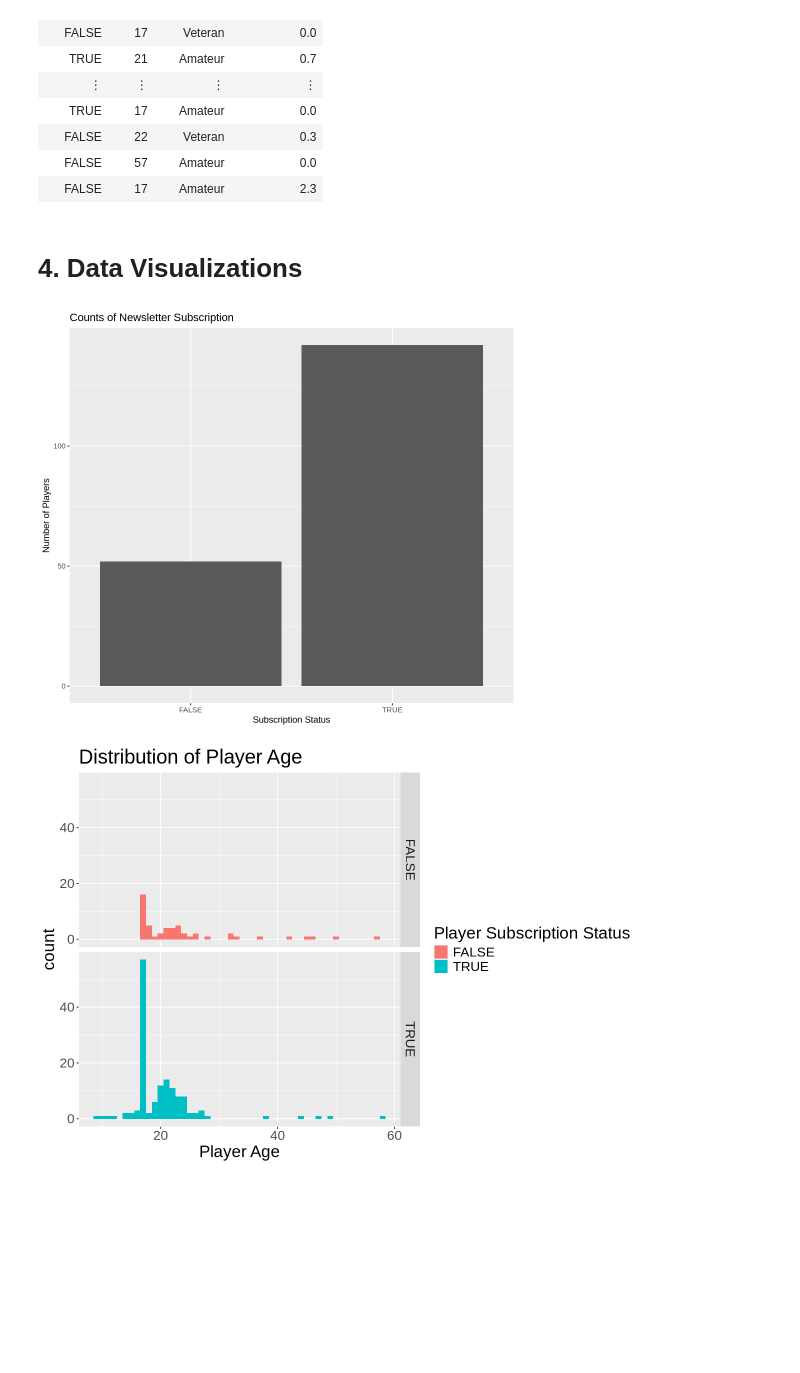
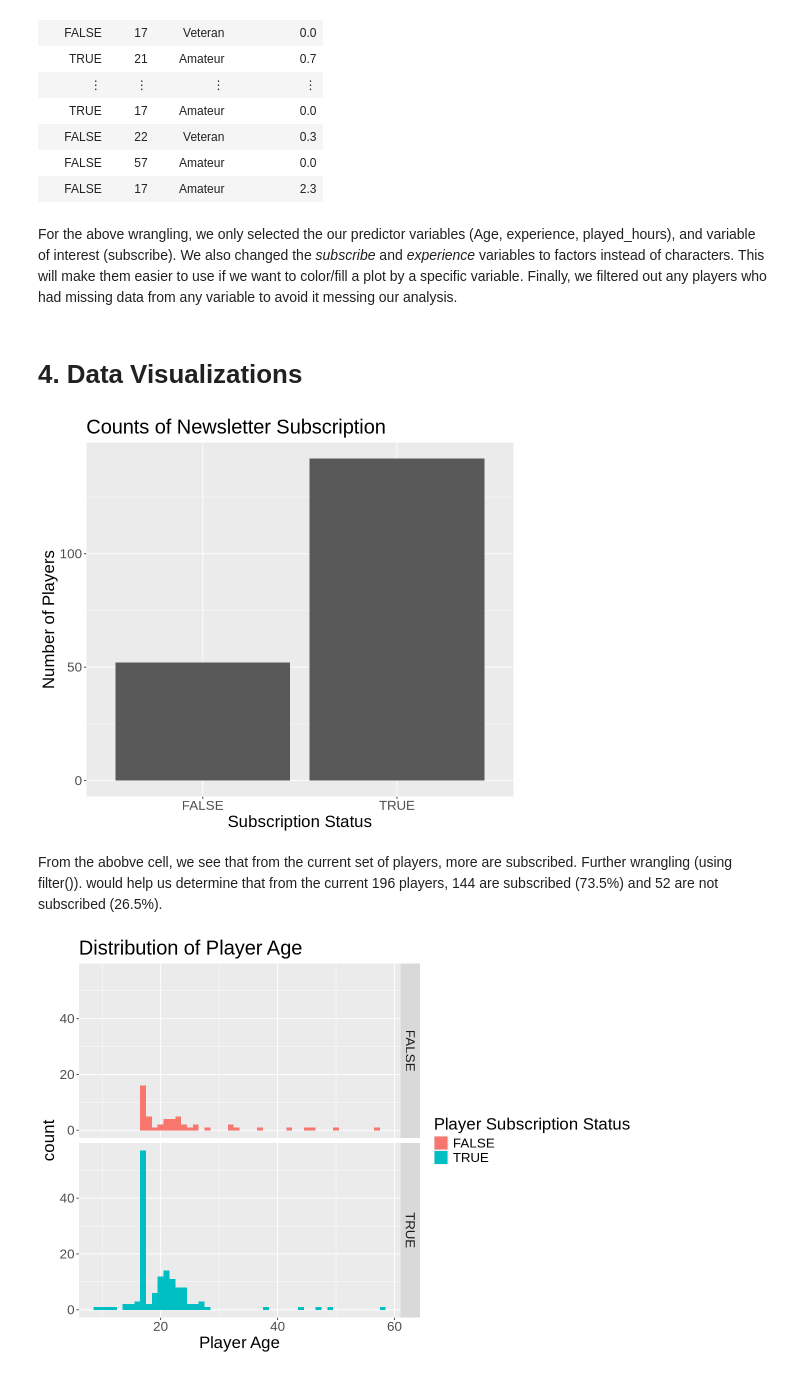
Before and after one commit to Jmmchai/Dsci-100-004-group02, a Jupyter notebook: Final Group Report.ipynb, the cells around one changed output. Cells and saved outputs as stored; diff of their text form; code cells hidden in the pictures; blank space fills up the shorter version.

Commit message:
Edited Report
As of now, I have added explanations to all plots to describe our observations, and how we used those observations moving further in the report.

```diff
--- a/Final Group Report.ipynb
+++ b/Final Group Report.ipynb
@@ -72,17 +90,25 @@ A tibble: 194 × 4
 | FALSE | 22 | Veteran | 0.3 |
 | FALSE | 57 | Amateur | 0.0 |
 | FALSE | 17 | Amateur | 2.3 |
+# %% [markdown]
+For the above wrangling, we only selected the our predictor variables (Age, experience, played_hours), and variable of interest (subscribe). We also changed the *subscribe* and *experience* variables to factors instead of characters. This will make them easier to use if we want to color/fill a plot by a specific variable. Finally, we filtered out any players who had missing data from any variable to avoid it messing our analysis.
 # %% [markdown]
 # 4. Data Visualizations
 # %%
 options(repr.plot.width = 8, repr.plot.length = 10)
+
+#show plot to visualize count of players currently subscribed to newsletter
+
 experience_dist <- players_clean |>
                      ggplot(aes(x = subscribe)) +
                      geom_bar() +
-                     labs(title = "Counts of Newsletter Subscription", x = "Subscription Status", y = "Number of Players")
+                     labs(title = "Counts of Newsletter Subscription", x = "Subscription Status", y = "Number of Players")+
+                    theme(text = element_text(size = 20))
 experience_dist
 # %% [output]
-[figure, old version]
+[figure, new version]
+# %% [markdown]
+From the abobve cell, we see that from the current set of players, more are subscribed. Further wrangling (using filter()).  would help us determine that from the current 196 players, 144 are subscribed (73.5%) and 52 are not subscribed (26.5%).
 # %%
 options(repr.plot.width = 10, repr.plot.length = 14)
 
```
Also changed, not shown: parts of 8 cells of this notebook.
